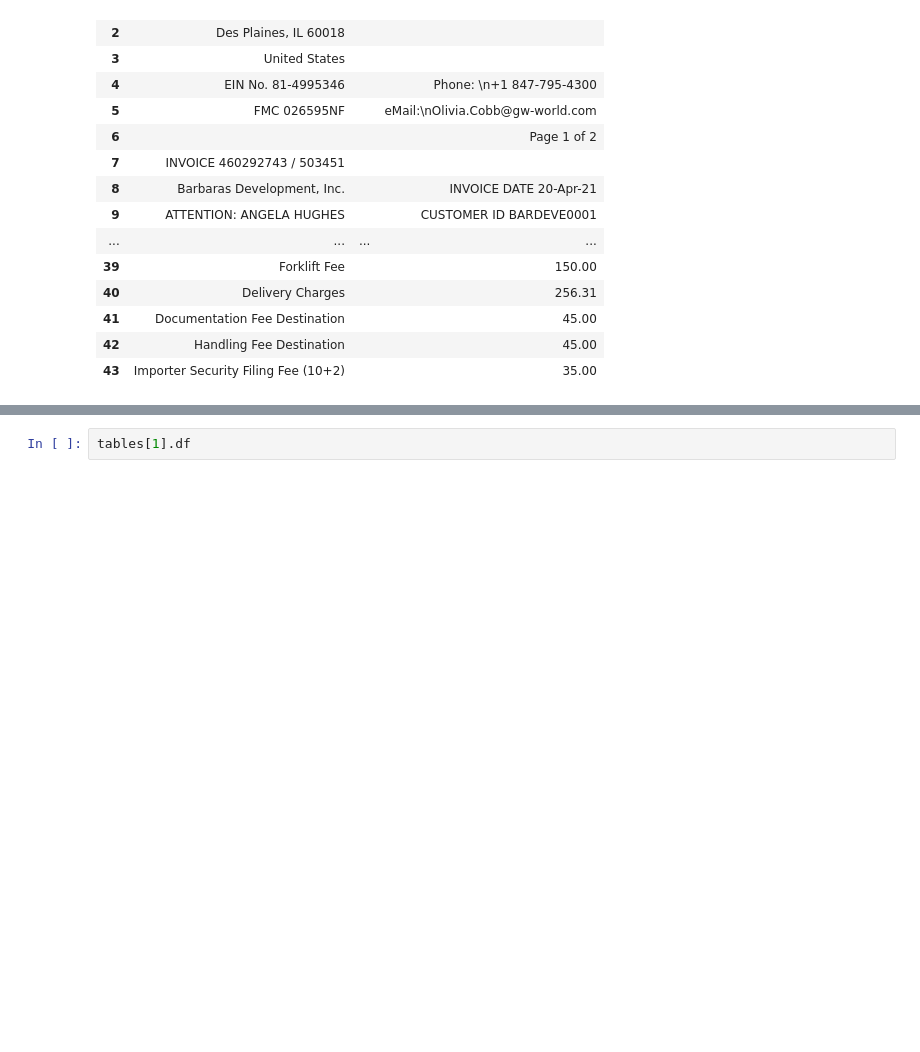
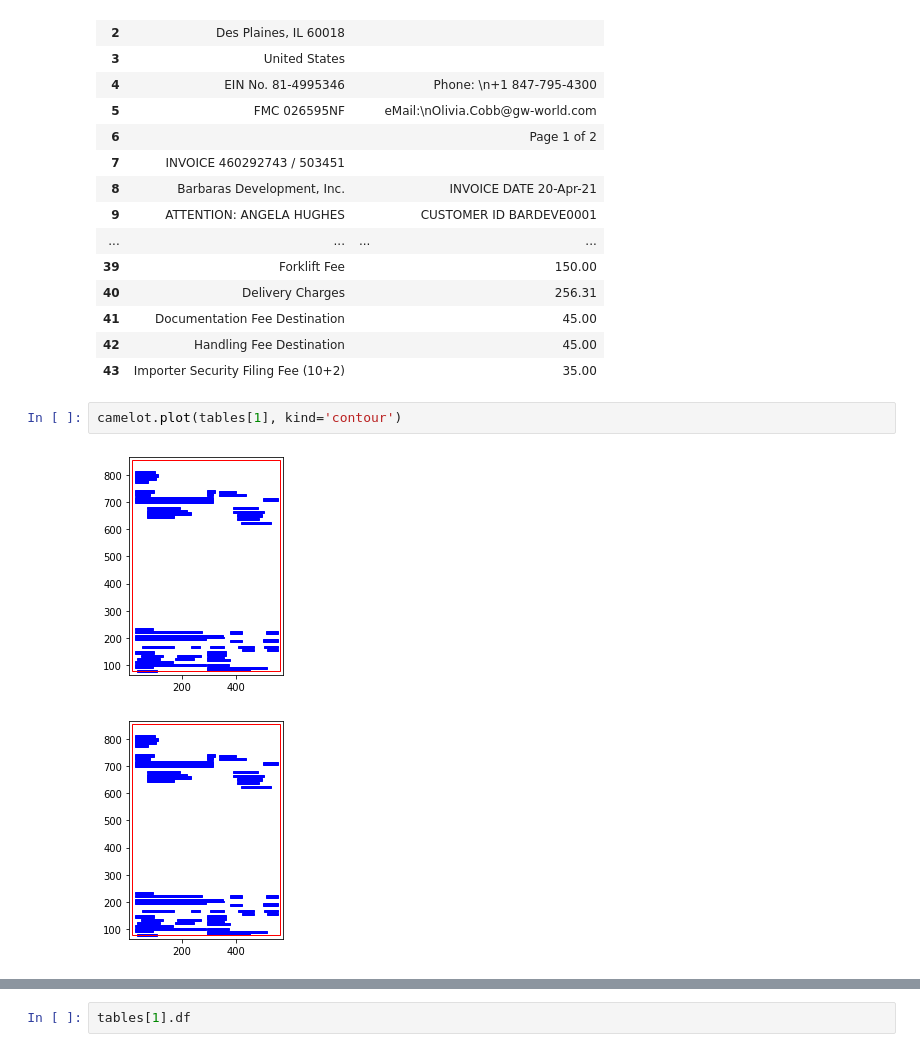
Before and after one commit to Xeneon341/weissscraper, a Jupyter notebook: PDF_Parsing_Playground042621.ipynb, the cells around one changed output, grey strips where cells are left out. Cells and saved outputs as stored; diff of their text form; blank space fills up the shorter version.

```diff
--- a/PDF_Parsing_Playground042621.ipynb
+++ b/PDF_Parsing_Playground042621.ipynb
@@ -73,6 +77,11 @@ tables[0].df
 | 41 | Documentation Fee Destination |  | 45.00 |
 | 42 | Handling Fee Destination |  | 45.00 |
 | 43 | Importer Security Filing Fee (10+2) |  | 35.00 |
+# %%
+camelot.plot(tables[1], kind='contour')
+# %% [output]
+[figure, added]
+[figure, added]
 # %%
 for n in tables:
     print(n.df)
```
Also changed, not shown: parts of 7 cells of this notebook.
